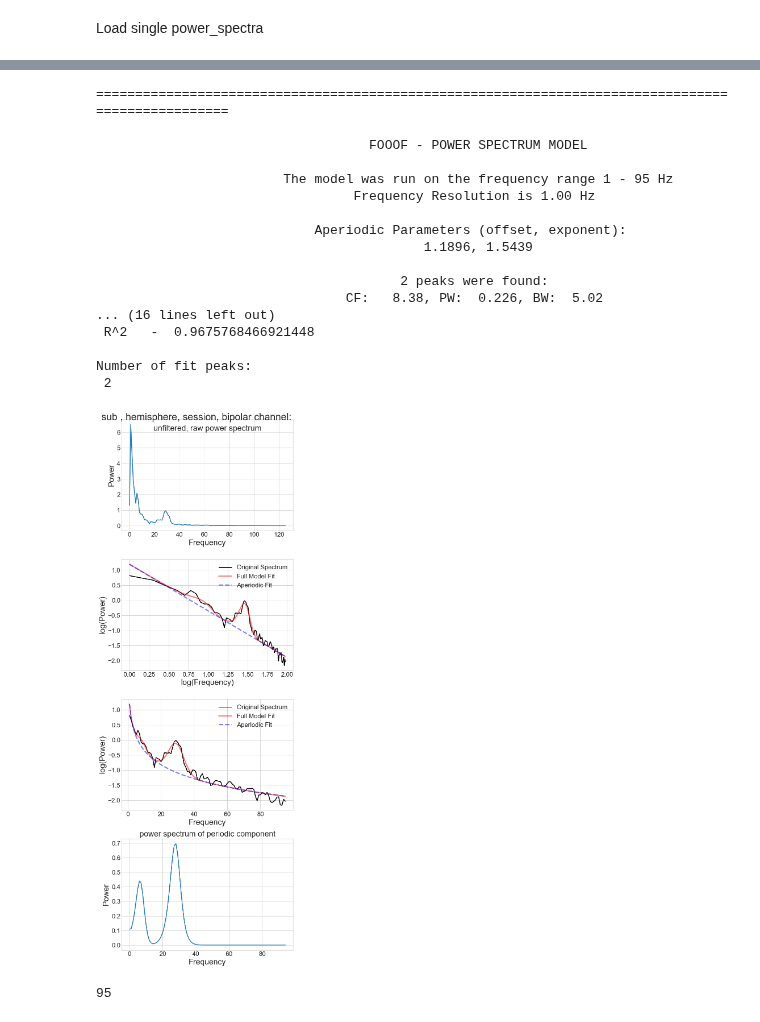
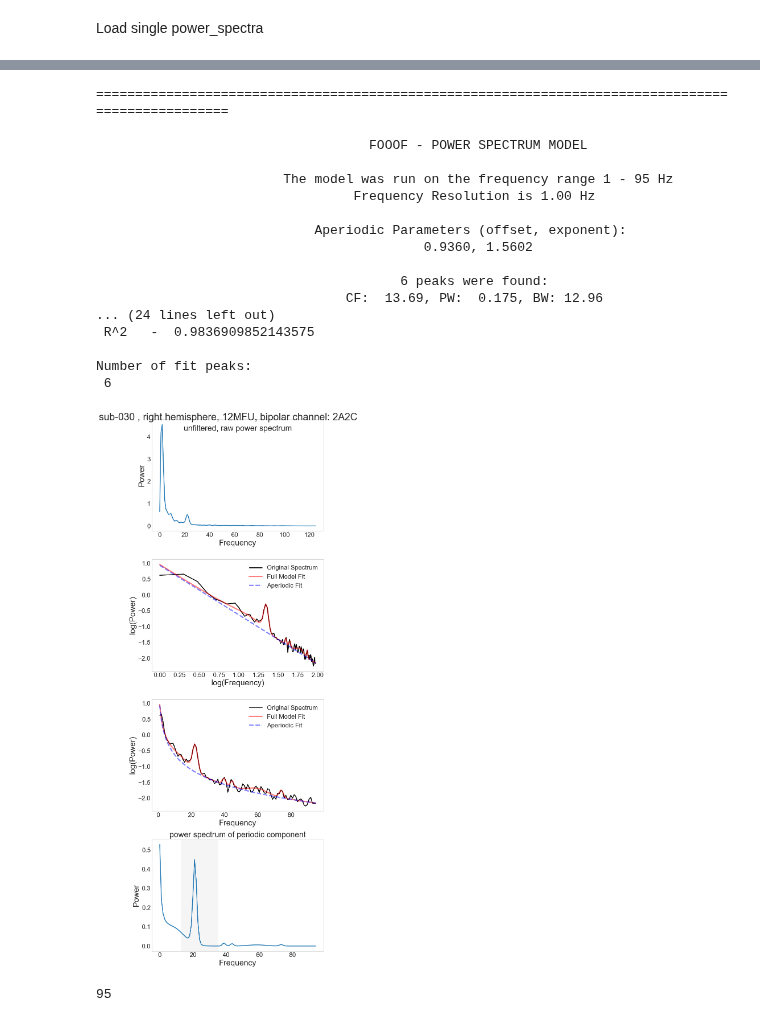
Before and after one commit to JKBehnke/BetaSenSightLongterm, a Jupyter notebook: notebooks/fooof_playground.ipynb, the cells around one changed output, grey strips where cells are left out. Saved outputs shown, nothing was run; the diff lists cells and outputs as text; code cells hidden in the pictures.

```diff
--- a/notebooks/fooof_playground.ipynb
+++ b/notebooks/fooof_playground.ipynb
@@ -261,6 +266,6 @@ from fooof.objs.utils import average_fg, combine_fooofs, compare_info
 # %%
 data_power_spectrum = mainAnalysis_class.MainClass(
-        sub="017",
+        sub="030",
         hemisphere="Right",
         filter="unfiltered",
         result="PowerSpectrum",
@@ -271,11 +276,13 @@ data_power_spectrum = mainAnalysis_class.MainClass(
         normalization=["rawPsd"],
         feature=["frequency", "time_sectors", "rawPsd", "SEM_rawPsd"]
     )
+
+subject_figures_path = find_folders.get_local_path(folder="figures", sub="030")
 # %%
 # save power spectrum and frequencies as arrays
 
-power_spectrum = np.array(data_power_spectrum.fu3m.BIP_02.rawPsd.data)
-freqs = np.array(data_power_spectrum.fu3m.BIP_02.frequency.data)
+power_spectrum = np.array(data_power_spectrum.fu12m.BIP_2A2C.rawPsd.data)
+freqs = np.array(data_power_spectrum.fu12m.BIP_2A2C.frequency.data)
 freq_range = [1, 95] # better fit broad frequency band
 
 
@@ -286,6 +293,7 @@ fig, ax = plt.subplots(4,1, figsize=(7,20))
 plot_spectrum(freqs, power_spectrum, log_freqs=False, log_powers=False,
                   ax=ax[0])
 # ax[0].plot(freqs, power_spectrum)
+ax[0].grid(False)
 
 
 ############ SET FOOOF MODEL ############
@@ -305,6 +313,8 @@ model.fit(freqs=freqs, power_spectrum=power_spectrum, freq_range=freq_range)
 # model.plot(plot_peaks='shade', peak_kwargs={'color' : 'green'}, ax=ax[1])
 model.plot(ax=ax[1], plt_log=True) # Moritz wanted log True for plotting
 model.plot(ax=ax[2], plt_log=False) # To see the periodic component better log False
+ax[1].grid(False)
+ax[2].grid(False)
 
 # plot the fooof power spectrum of the periodic component
 fooof_power_spectrum = 10**(model._peak_fit + model._ap_fit) - (10**model._ap_fit)
@@ -314,15 +324,23 @@ fooof_power_spectrum = 10**(model._peak_fit + model._ap_fit) - (10**model._ap_fi
 plot_spectrum(np.arange(len(fooof_power_spectrum)), fooof_power_spectrum, log_freqs=False, log_powers=False,
                   ax=ax[3])
 
-fig.suptitle(f"sub , hemisphere, session, bipolar channel: ",
+fig.suptitle(f"sub-030 , right hemisphere, 12MFU, bipolar channel: 2A2C",
                                         fontsize=25)
 
 ax[0].set_title("unfiltered, raw power spectrum", fontsize=20, y=0.97, pad=-20)
 ax[3].set_title("power spectrum of periodic component", fontsize=20)
 
+# mark beta band
+x1 = 13
+x2 = 35
+ax[3].axvspan(x1, x2, color="whitesmoke")
+ax[3].grid(False)
 
 
 fig.tight_layout()
+
+fig.savefig(subject_figures_path + f"\\fooof_model_sub030_Right_fu12m_2A2C.svg",
+                    bbox_inches = "tight", format="svg")
 
 # print the result in third ax
 model.print_results()
@@ -390,40 +408,40 @@ template = ("With an error level of {error:1.2f}, FOOOF fit an exponent "
             "of {exponent:1.2f} and peaks of {cfs:s} Hz.")
 
 # print(template.format(error=err, exponent=exp,
 #                         cfs=' & '.join(map(str, [round(cf, 2) for cf in cfs]))))
 
 # Aperiodic parameters
 print('Aperiodic parameters (offset, exponent): \n', model.aperiodic_params_, '\n')
 
 # Peak parameters
 print('Peak parameters: \n', model.peak_params_, '\n')
 
 # Goodness of fit measures
 print('Goodness of fit:')
 print(' Error - ', model.error_)
 print(' R^2   - ', model.r_squared_, '\n')
 
 # Check how many peaks were fit
 print('Number of fit peaks: \n', model.n_peaks_)
 # %% [output]
 ==================================================================================================
 
                                    FOOOF - POWER SPECTRUM MODEL
 
                         The model was run on the frequency range 1 - 95 Hz
                                  Frequency Resolution is 1.00 Hz
 
                             Aperiodic Parameters (offset, exponent):
-                                          1.1896, 1.5439
+                                          0.9360, 1.5602
 
-                                       2 peaks were found:
-                                CF:   8.38, PW:  0.226, BW:  5.02
-... (16 lines left out)
- R^2   -  0.9675768466921448
+                                       6 peaks were found:
+                                CF:  13.69, PW:  0.175, BW: 12.96
+... (24 lines left out)
+ R^2   -  0.9836909852143575
 
 Number of fit peaks:
- 2
+ 6
-[figure, old version]
+[figure, new version]
 # %%
 len(fooof_power_spectrum)
 # %% [output]
```
Also changed, not shown: parts of 2 cells of this notebook, 5 other files.
